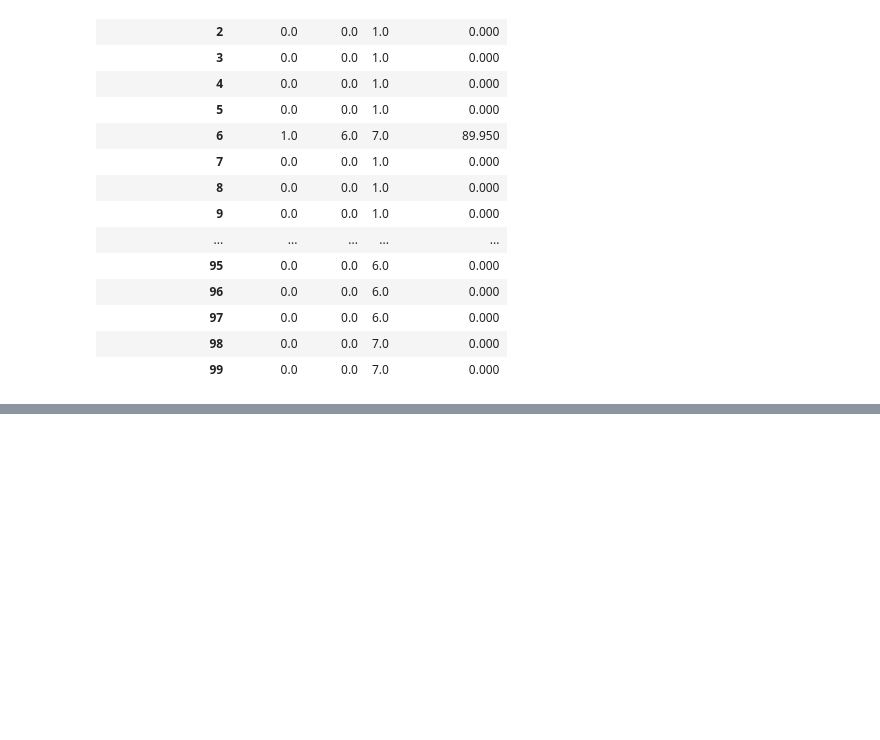
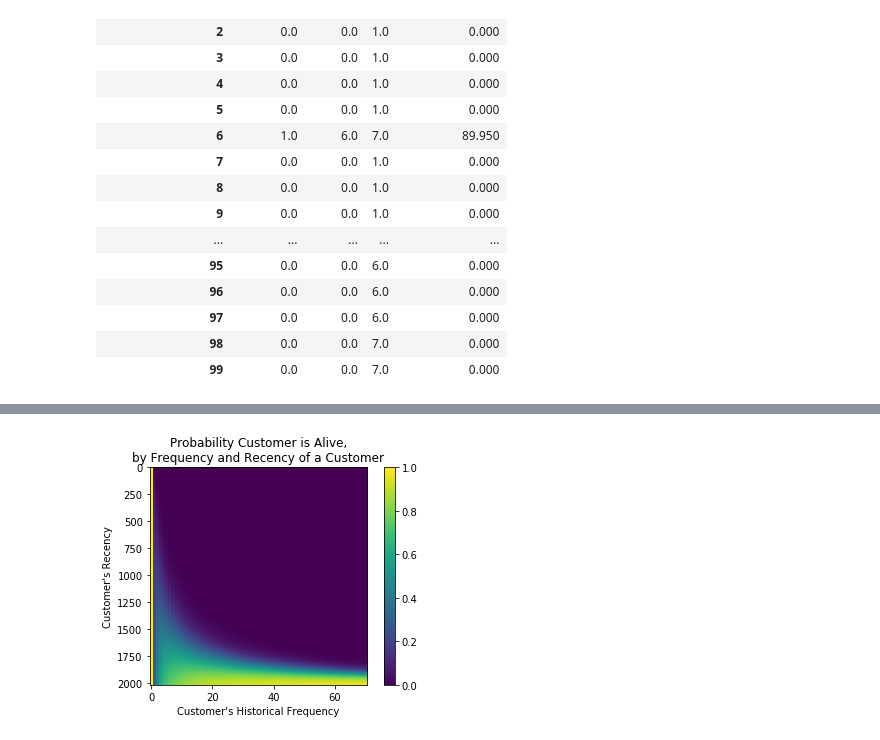
Before and after one commit to dc-larson/Insight_Data_Project, a Jupyter notebook: Online_transactions.ipynb, the cells around one changed output, grey strips where cells are left out. Drawn from its saved outputs; the diff is of its cells as text; code cells hidden in the pictures; blank space fills up the shorter version.

```diff
--- a/Online_transactions.ipynb
+++ b/Online_transactions.ipynb
@@ -253,0 +284,5 @@ summary.head(100)
+# %%
+plot_probability_alive_matrix(bgf);
+plt.savefig('plot2.png', dpi=300, bbox_inches='tight')
+# %% [output]
+[figure, added]
```
Also changed, not shown: parts of 42 cells of this notebook.
